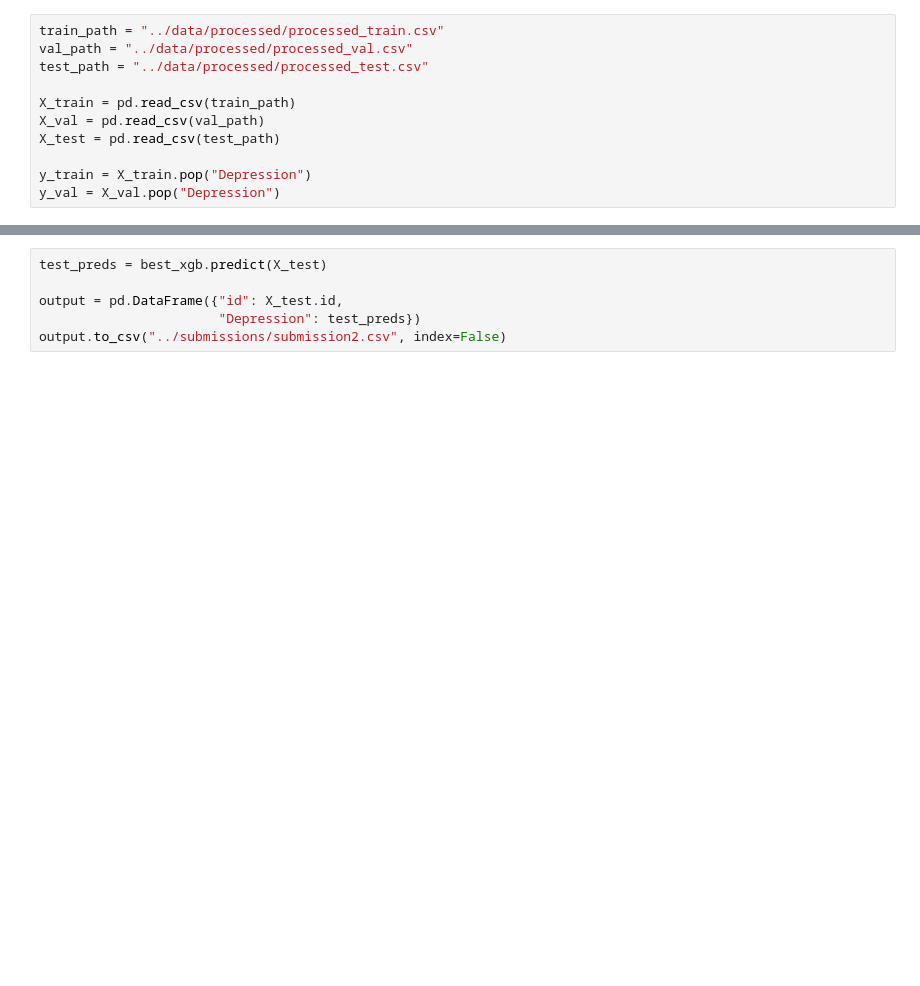
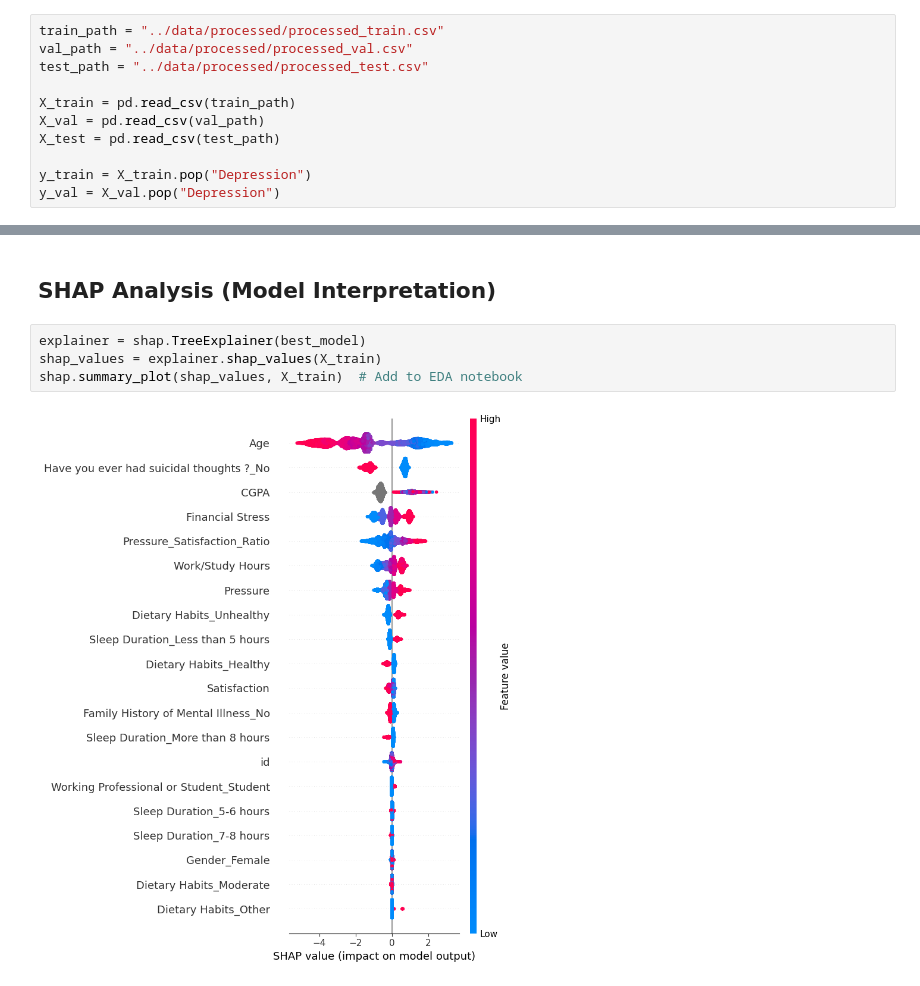
Before and after one commit to Doushabaoo/Mental_Health, a Jupyter notebook: notebooks/Model_Tuning.ipynb, the cells around one changed output, grey strips where cells are left out. Cells and saved outputs as stored; diff of their text form; blank space fills up the shorter version.

```diff
--- a/notebooks/Model_Tuning.ipynb
+++ b/notebooks/Model_Tuning.ipynb
@@ -125,6 +184,8 @@ plt.legend()
+# %% [markdown]
+## SHAP Analysis (Model Interpretation)
 # %%
-test_preds = best_xgb.predict(X_test)
-
-output = pd.DataFrame({"id": X_test.id,
-                       "Depression": test_preds})
-output.to_csv("../submissions/submission2.csv", index=False)
+explainer = shap.TreeExplainer(best_model)
+shap_values = explainer.shap_values(X_train)
+shap.summary_plot(shap_values, X_train)  # Add to EDA notebook
+# %% [output]
+[figure, added]
```
Also changed, not shown: parts of 22 cells of this notebook, 8 other files.
